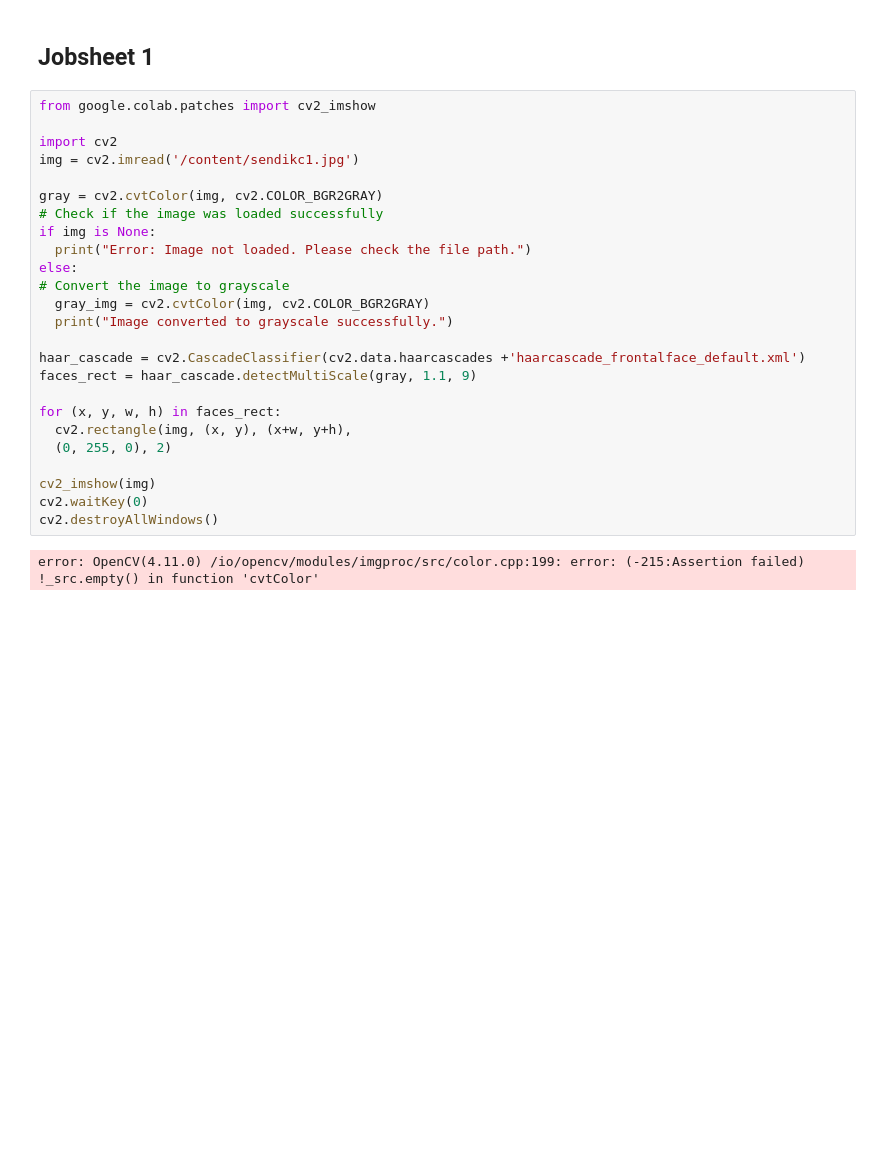
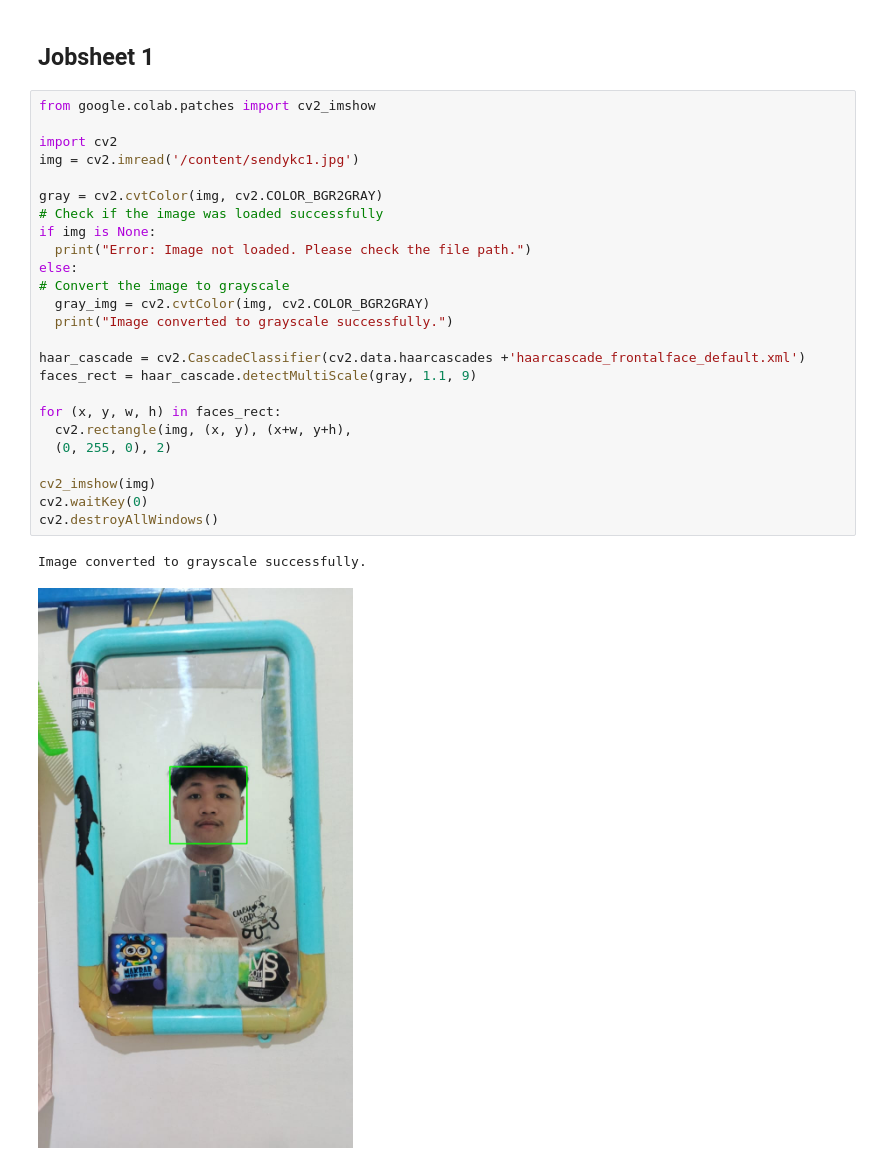
Before and after one commit to sendyprstyo/Sendy_KC_TI1B, a Jupyter notebook: face_detector.ipynb, the cells around one changed output. Drawn from its saved outputs; the diff is of its cells as text; blank space fills up the shorter version.

```diff
--- a/face_detector.ipynb
+++ b/face_detector.ipynb
@@ -7,27 +7,28 @@
 # %%
 from google.colab.patches import cv2_imshow
 
 import cv2
-img = cv2.imread('/content/sendikc1.jpg')
+img = cv2.imread('/content/sendykc1.jpg')
 
 gray = cv2.cvtColor(img, cv2.COLOR_BGR2GRAY)
 # Check if the image was loaded successfully
 if img is None:
   print("Error: Image not loaded. Please check the file path.")
 else:
 # Convert the image to grayscale
   gray_img = cv2.cvtColor(img, cv2.COLOR_BGR2GRAY)
   print("Image converted to grayscale successfully.")
 
 haar_cascade = cv2.CascadeClassifier(cv2.data.haarcascades +'haarcascade_frontalface_default.xml')
 faces_rect = haar_cascade.detectMultiScale(gray, 1.1, 9)
 
 for (x, y, w, h) in faces_rect:
   cv2.rectangle(img, (x, y), (x+w, y+h),
   (0, 255, 0), 2)
 
 cv2_imshow(img)
 cv2.waitKey(0)
 cv2.destroyAllWindows()
 # %% [output]
-error: OpenCV(4.11.0) /io/opencv/modules/imgproc/src/color.cpp:199: error: (-215:Assertion failed) !_src.empty() in function 'cvtColor'
+Image converted to grayscale successfully.
+[figure, added]
```
